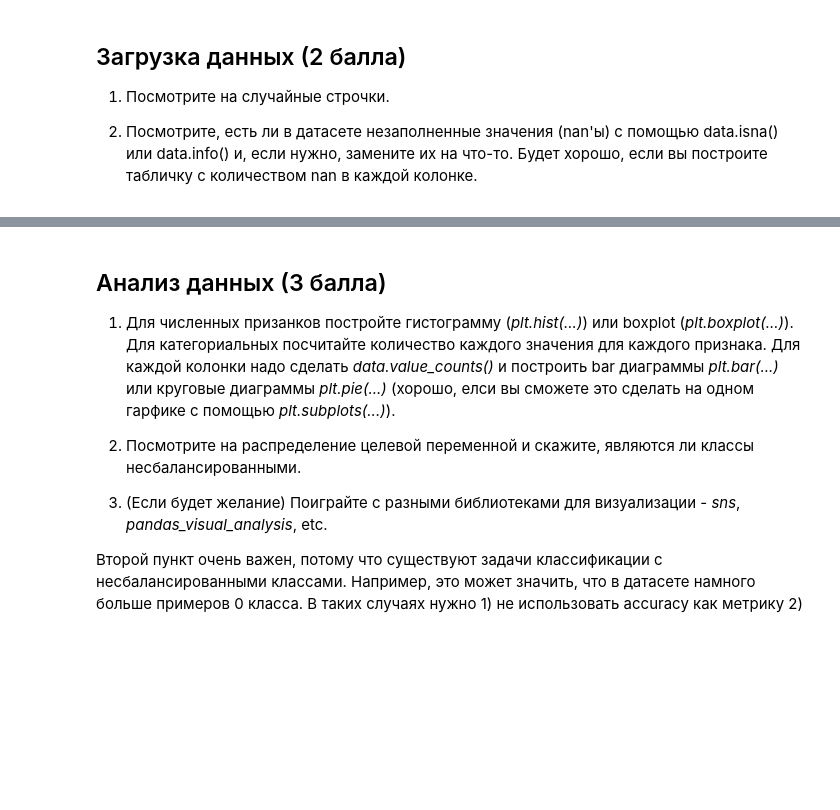
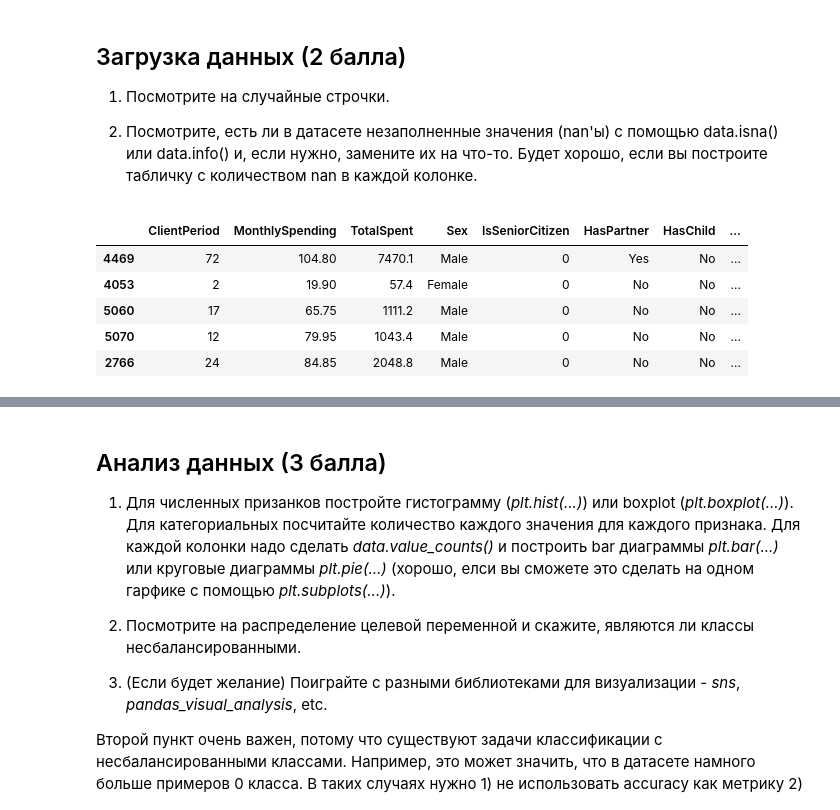
Before and after one commit to EmperorNao/MLHub, a Jupyter notebook: DLS/sem1/HW3/baseline.ipynb, the cells around one changed output, grey strips where cells are left out. Saved outputs shown, nothing was run; the diff lists cells and outputs as text; code cells hidden in the pictures; blank space fills up the shorter version.

```diff
--- a/DLS/sem1/HW3/baseline.ipynb
+++ b/DLS/sem1/HW3/baseline.ipynb
@@ -101,0 +130,9 @@ target_col = 'Churn'
+# %%
+data.sample(5)
+# %% [output]
+|  | ClientPeriod | MonthlySpending | TotalSpent | Sex | IsSeniorCitizen | HasPartner | HasChild | ... |
+| 4469 | 72 | 104.80 | 7470.1 | Male | 0 | Yes | No | ... |
+| 4053 | 2 | 19.90 | 57.4 | Female | 0 | No | No | ... |
+| 5060 | 17 | 65.75 | 1111.2 | Male | 0 | No | No | ... |
+| 5070 | 12 | 79.95 | 1043.4 | Male | 0 | No | No | ... |
+| 2766 | 24 | 84.85 | 2048.8 | Male | 0 | No | No | ... |
```
Also changed, not shown: parts of 32 cells of this notebook.
